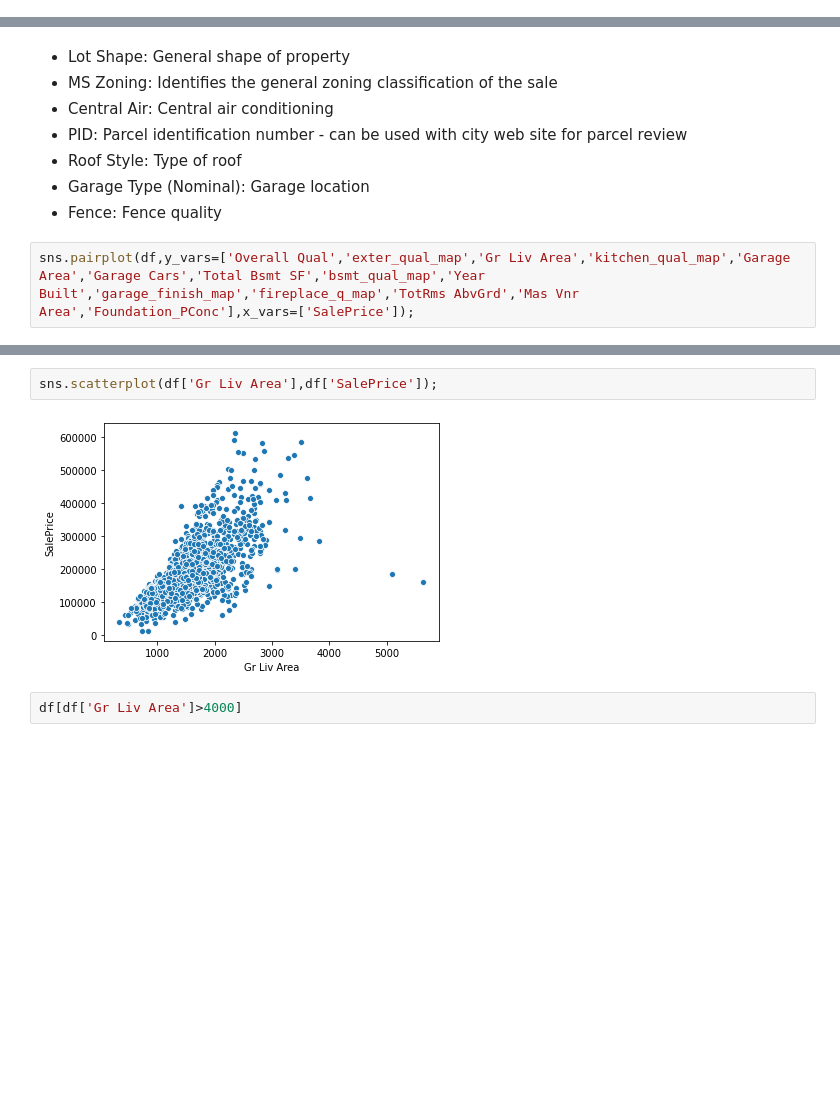
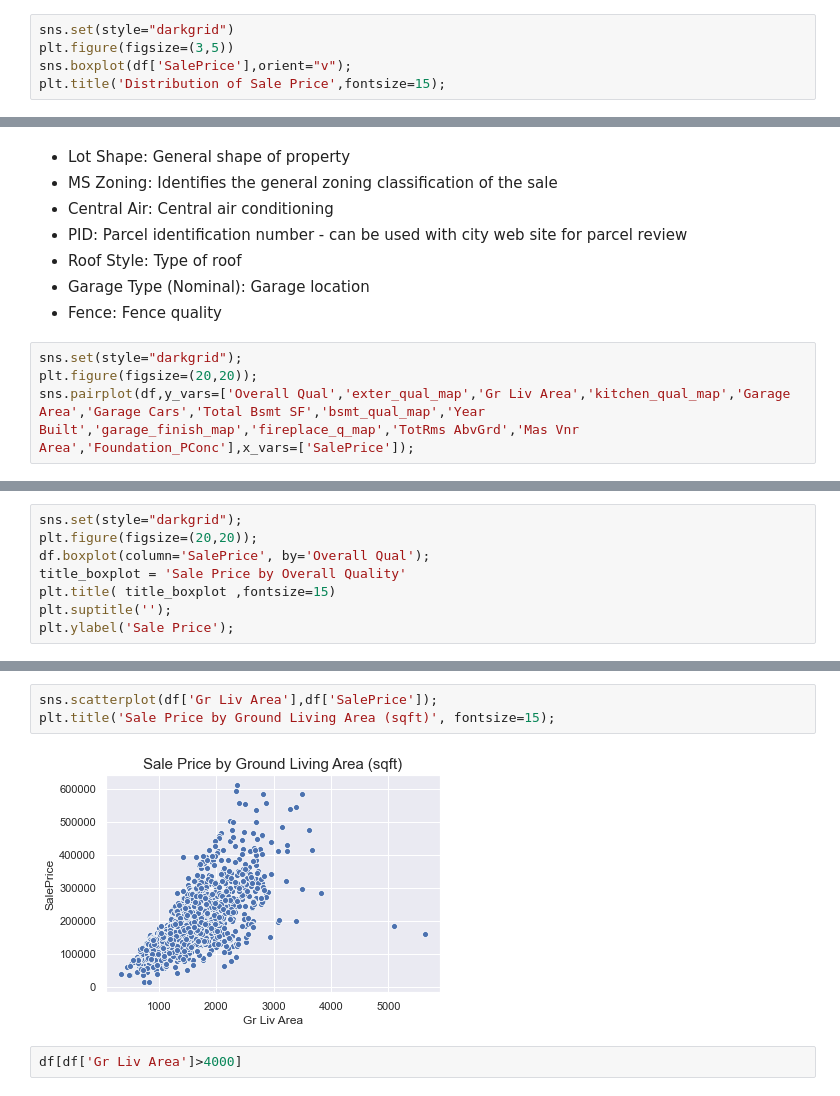
Before and after one commit to randyneo17/GA_DSI14_Projects, a Jupyter notebook: Project_2/Project_2.ipynb, the cells around one changed output, grey strips where cells are left out. Cells and saved outputs as stored; diff of their text form; blank space fills up the shorter version.

```diff
--- a/Project_2/Project_2.ipynb
+++ b/Project_2/Project_2.ipynb
@@ -579,0 +576,5 @@ sns.boxplot(x=df['SalePrice']);
+# %%
+sns.set(style="darkgrid")
+plt.figure(figsize=(3,5))
+sns.boxplot(df['SalePrice'],orient="v");
+plt.title('Distribution of Sale Price',fontsize=15);
@@ -685,5 +686,7 @@ Name: SalePrice, dtype: float64
 - Garage Type (Nominal): Garage location
 - Fence: Fence quality
 # %%
+sns.set(style="darkgrid");
+plt.figure(figsize=(20,20));
 sns.pairplot(df,y_vars=['Overall Qual','exter_qual_map','Gr Liv Area','kitchen_qual_map','Garage Area','Garage Cars','Total Bsmt SF','bsmt_qual_map','Year Built','garage_finish_map','fireplace_q_map','TotRms AbvGrd','Mas Vnr Area','Foundation_PConc'],x_vars=['SalePrice']);
 # %% [output]
@@ -694,0 +695,8 @@ df.boxplot(column='SalePrice', by='Overall Qual');
+# %%
+sns.set(style="darkgrid");
+plt.figure(figsize=(20,20));
+df.boxplot(column='SalePrice', by='Overall Qual');
+title_boxplot = 'Sale Price by Overall Quality'
+plt.title( title_boxplot ,fontsize=15)
+plt.suptitle('');
+plt.ylabel('Sale Price');
@@ -695,7 +706,8 @@ df.boxplot(column='SalePrice', by='Overall Qual');
 # %%
 sns.scatterplot(df['Gr Liv Area'],df['SalePrice']);
+plt.title('Sale Price by Ground Living Area (sqft)', fontsize=15);
 # %% [output]
-[figure, old version]
+[figure, new version]
 # %%
 df[df['Gr Liv Area']>4000]
 # %% [output]
```
Also changed, not shown: parts of 79 cells of this notebook, 1 other file.
